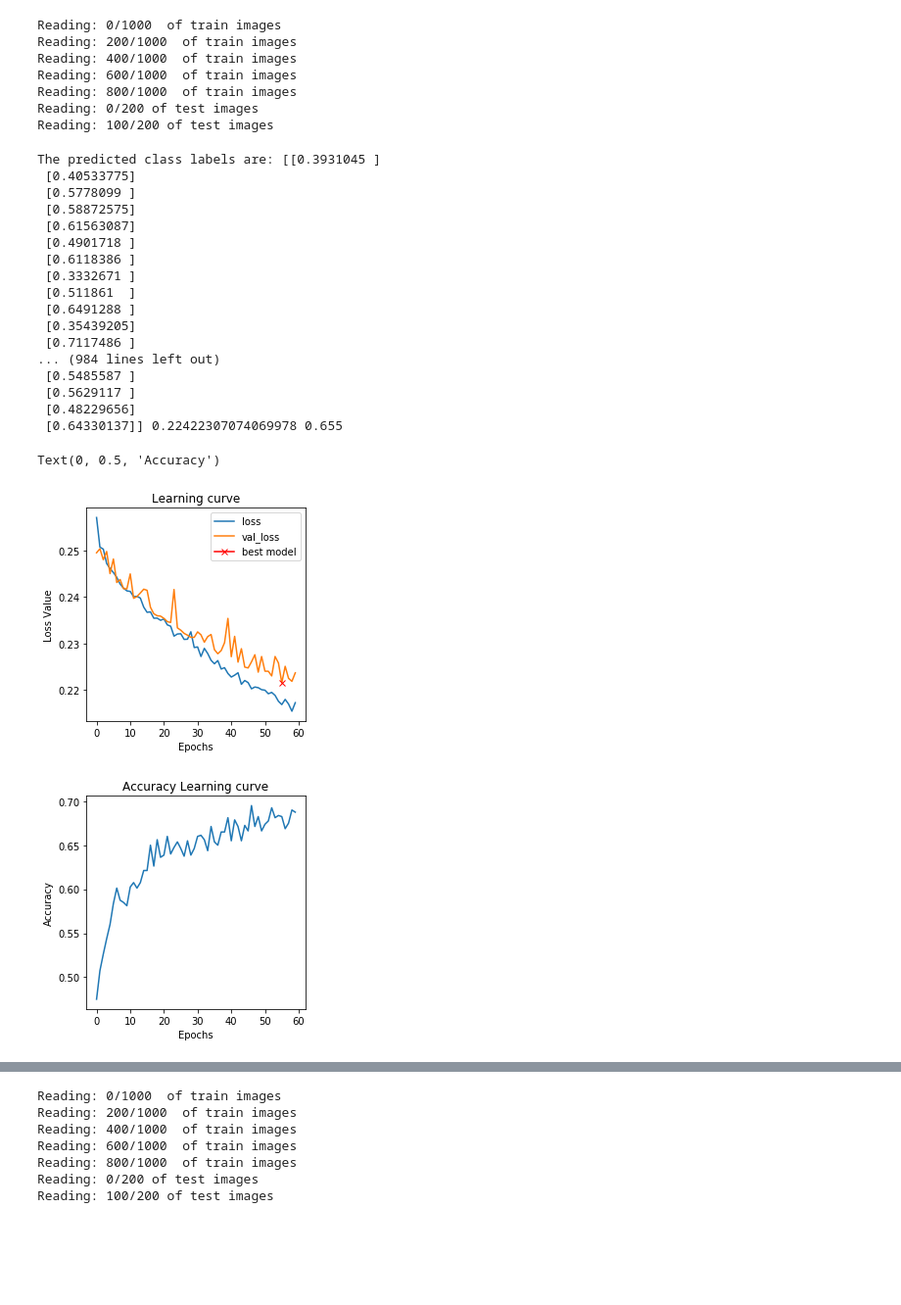
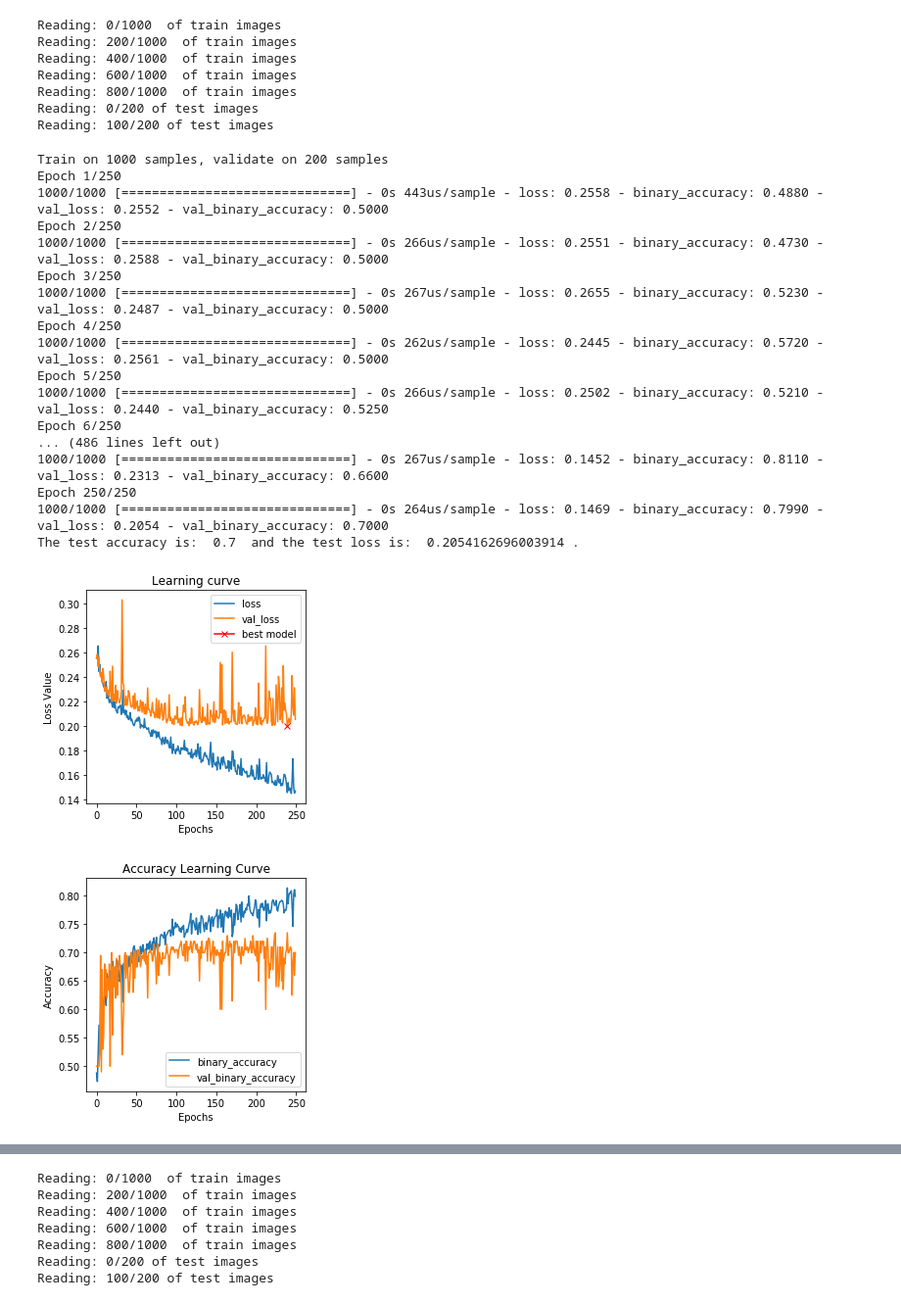
Before and after one commit to LailaNiazy/Deep-Learning-for-Medical-Application, a Jupyter notebook: Lab1/Lab1_DL.ipynb, the cells around one changed output, grey strips where cells are left out. Shown at 98% size. Cells and saved outputs as stored; diff of their text form; code cells hidden in the pictures; blank space fills up the shorter version.

```diff
--- a/Lab1/Lab1_DL.ipynb
+++ b/Lab1/Lab1_DL.ipynb
@@ -258,60 +260,64 @@ base = 64
 Input = np.reshape(x_train, (1000,10000))
 Test_Input = np.reshape(x_test, (200,10000))
 Target = y_train
 Test_Target = y_test
 
 #model call
 model = MLP(img_width,img_height, base)
 
 model.compile(loss='mean_squared_error',
-                  optimizer = SGD(lr=0.001),
+                  optimizer = Adam(lr=0.0001),
                   metrics=['binary_accuracy'])
 
 #model execution
-History = model.fit(Input, Target, epochs = 60, batch_size= 16, verbose=0, validation_split=0.2)
-test_loss, test_accuracy = model.evaluate(Test_Input,Test_Target,batch_size= 16, verbose=0)
-print("The predicted class labels are:", model.predict(Input), test_loss, test_accuracy)
+History = model.fit(Input, Target, epochs =250, batch_size= 16, verbose=1, validation_data=(Test_Input,Test_Target))
 
+#Test the model
+test_loss, test_accuracy = model.evaluate(Test_Input,Test_Target,batch_size= 25, verbose=0)
 
 #Training and Validation loss curves
 plt.figure(figsize=(4, 4))
 plt.title("Learning curve")
 plt.plot(History.history["loss"], label="loss")
 plt.plot(History.history["val_loss"], label="val_loss")
 plt.plot( np.argmin(History.history["val_loss"]),
          np.min(History.history["val_loss"]),
          marker="x", color="r", label="best model")
 
 plt.xlabel("Epochs")
 plt.ylabel("Loss Value")
 plt.legend();
 
-#Train Accuracy evolution
+#Train and Validation accuracy plot
 plt.figure(figsize=(4,4))
-plt.title("Accuracy Learning curve")
+plt.title("Accuracy Learning Curve")
 plt.plot(History.history["binary_accuracy"], label="binary_accuracy")
-plt.xlabel("Epochs")
-plt.ylabel("Accuracy")
+plt.plot(History.history["val_binary_accuracy"], label="val_binary_accuracy")
+plt.xlabel('Epochs')
+plt.ylabel('Accuracy')
+plt.legend();
+
+#Test Metrics
+print('The test accuracy is: ', test_accuracy,' and the test loss is: ',test_loss,'.')
 # %% [output]
-The predicted class labels are: [[0.3931045 ]
- [0.40533775]
- [0.5778099 ]
- [0.58872575]
- [0.61563087]
- [0.4901718 ]
- [0.6118386 ]
- [0.3332671 ]
- [0.511861  ]
- [0.6491288 ]
- [0.35439205]
- [0.7117486 ]
-... (984 lines left out)
- [0.5485587 ]
- [0.5629117 ]
- [0.48229656]
- [0.64330137]] 0.22422307074069978 0.655
+Train on 1000 samples, validate on 200 samples
+Epoch 1/250
+1000/1000 [==============================] - 0s 443us/sample - loss: 0.2558 - binary_accuracy: 0.4880 - val_loss: 0.2552 - val_binary_accuracy: 0.5000
+Epoch 2/250
+1000/1000 [==============================] - 0s 266us/sample - loss: 0.2551 - binary_accuracy: 0.4730 - val_loss: 0.2588 - val_binary_accuracy: 0.5000
+Epoch 3/250
+1000/1000 [==============================] - 0s 267us/sample - loss: 0.2655 - binary_accuracy: 0.5230 - val_loss: 0.2487 - val_binary_accuracy: 0.5000
+Epoch 4/250
+1000/1000 [==============================] - 0s 262us/sample - loss: 0.2445 - binary_accuracy: 0.5720 - val_loss: 0.2561 - val_binary_accuracy: 0.5000
+Epoch 5/250
+1000/1000 [==============================] - 0s 266us/sample - loss: 0.2502 - binary_accuracy: 0.5210 - val_loss: 0.2440 - val_binary_accuracy: 0.5250
+Epoch 6/250
+... (486 lines left out)
+1000/1000 [==============================] - 0s 267us/sample - loss: 0.1452 - binary_accuracy: 0.8110 - val_loss: 0.2313 - val_binary_accuracy: 0.6600
+Epoch 250/250
+1000/1000 [==============================] - 0s 264us/sample - loss: 0.1469 - binary_accuracy: 0.7990 - val_loss: 0.2054 - val_binary_accuracy: 0.7000
+The test accuracy is:  0.7  and the test loss is:  0.2054162696003914 .
-Text(0, 0.5, 'Accuracy')
-[figure, old version]
+[figure, new version]
-[figure, old version]
+[figure, new version]
 # %%
 #Task 4: So the lower the learning rate the more stable the loss function and the training is.
```
Also changed, not shown: parts of 23 cells of this notebook.
